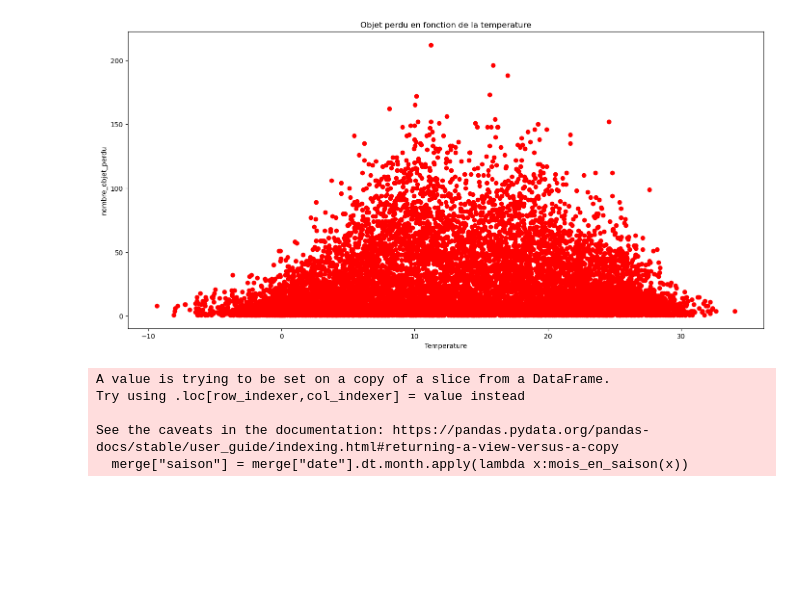
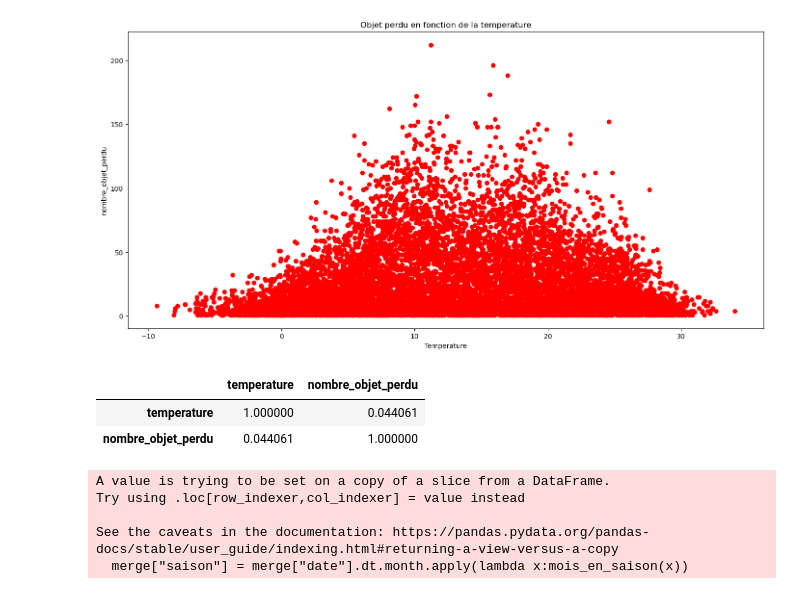
Before and after one commit to StevenDelval/brief_Lost_in_translation, a Jupyter notebook: datascience.ipynb, the cells around one changed output. Cells and saved outputs as stored; diff of their text form; code cells hidden in the pictures; blank space fills up the shorter version.

```diff
--- a/datascience.ipynb
+++ b/datascience.ipynb
@@ -99,7 +99,7 @@ merge
 # %%
 df_scatter = pd.DataFrame(merge[["temperature","departement"]].groupby("temperature").count().reset_index())
 # %%
-df_scatter.rename(columns = {'departement':'nombre_objet_perdu'}, inplace = True)
+df_scatter.rename(columns = {'departement':'nombre_objet_perdu_par_mois'}, inplace = True)
 # %%
 # Create the scatterplot with custom marker size, color, and transparency
 plt.figure(figsize=(17,8))
@@ -112,6 +112,12 @@ plt.ylabel('nombre_objet_perdu')
 plt.show()
 # %% [output]
 [figure]
+# %%
+df_scatter.corr()
+# %% [output]
+|  | temperature | nombre_objet_perdu |
+| temperature | 1.000000 | 0.044061 |
+| nombre_objet_perdu | 0.044061 | 1.000000 |
 # %%
 def mois_en_saison(month):
     if month in [12,1,2]:
```
Also changed, not shown: parts of 13 cells of this notebook.
